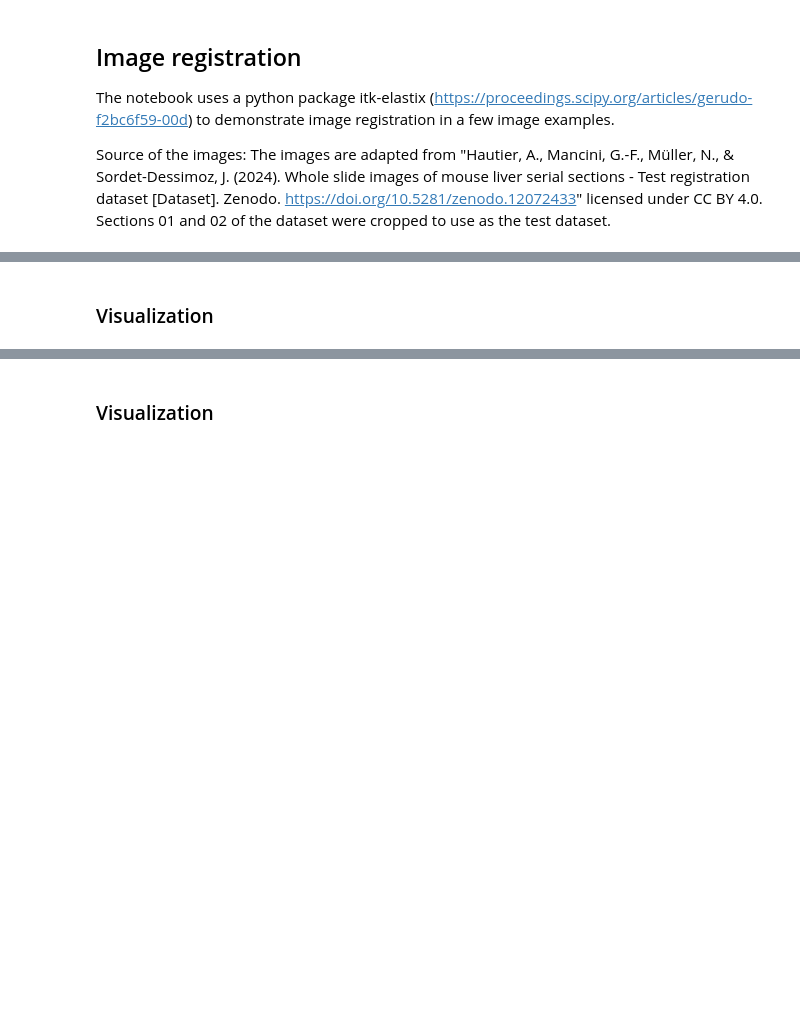
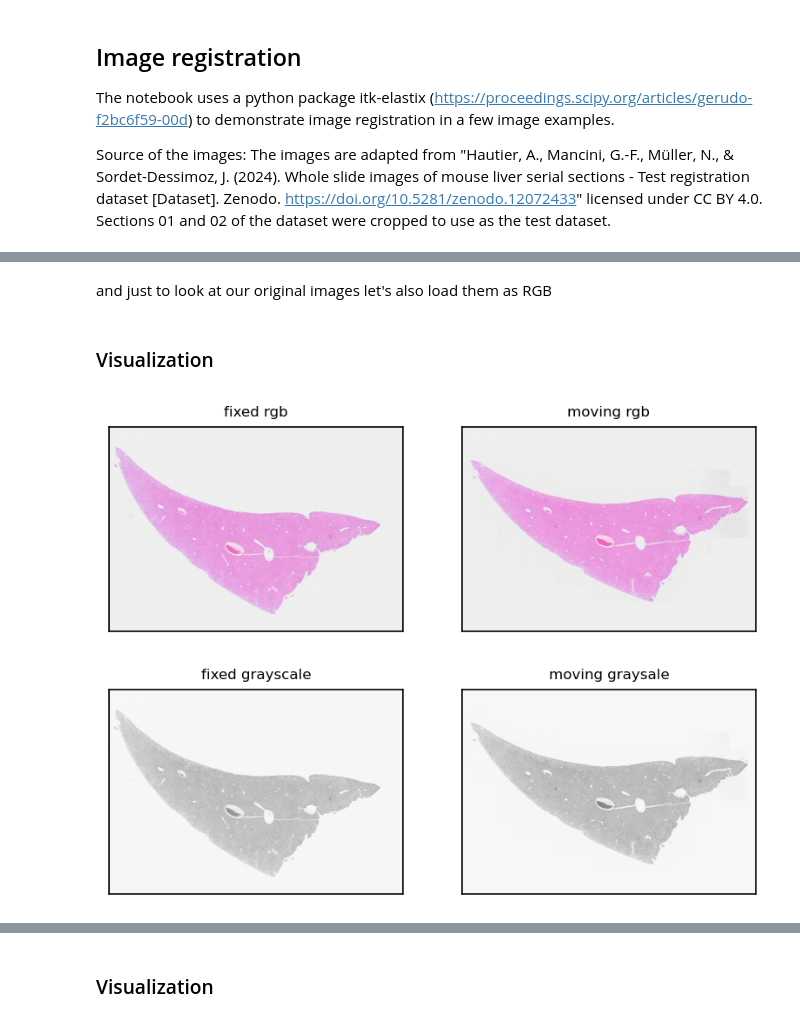
Before and after one commit to BIIFSweden/I2KWorkshop_2026, a Jupyter notebook: ImageRegistration.ipynb, the cells around one changed output, grey strips where cells are left out. Cells and saved outputs as stored; diff of their text form; code cells hidden in the pictures; blank space fills up the shorter version.

```diff
--- a/ImageRegistration.ipynb
+++ b/ImageRegistration.ipynb
@@ -18,5 +24,34 @@ moving_image = itk.imread(image_location+"Image_02.tif", itk.F)
+# %% [markdown]
+and just to look at our original images let's also load them as RGB
+# %%
+fixed_rgb =  itk.GetArrayFromImage(itk.imread(fixed_location))
+moving_rgb = itk.GetArrayFromImage(itk.imread(moving_location))
 # %% [markdown]
 ### Visualization
+# %%
+fig,axs=plt.subplots(2,2,dpi=150)
+axs=axs.flatten()
+axs[0].imshow(fixed_rgb)
+axs[0].set_title("fixed rgb", fontsize=8)
+axs[1].imshow(moving_rgb)
+axs[1].set_title("moving rgb", fontsize=8)
+axs[2].imshow(fixed_image,cmap="Grays_r")
+axs[2].set_title("fixed grayscale", fontsize=8)
+axs[3].imshow(moving_image,cmap="Grays_r")
+axs[3].set_title("moving graysale", fontsize=8)
+
+for ax in axs:
+    ax.set_xticklabels([])
+    ax.set_yticklabels([])
+    ax.set_xticks([])
+    ax.set_yticks([])
+
+plt.plot()
+plt.show()
+
+#del fixed_rgb,moving_rgb
+# %% [output]
+[figure, added]
 # %%
 
 # Visualization
```
Also changed, not shown: parts of 15 cells of this notebook.
